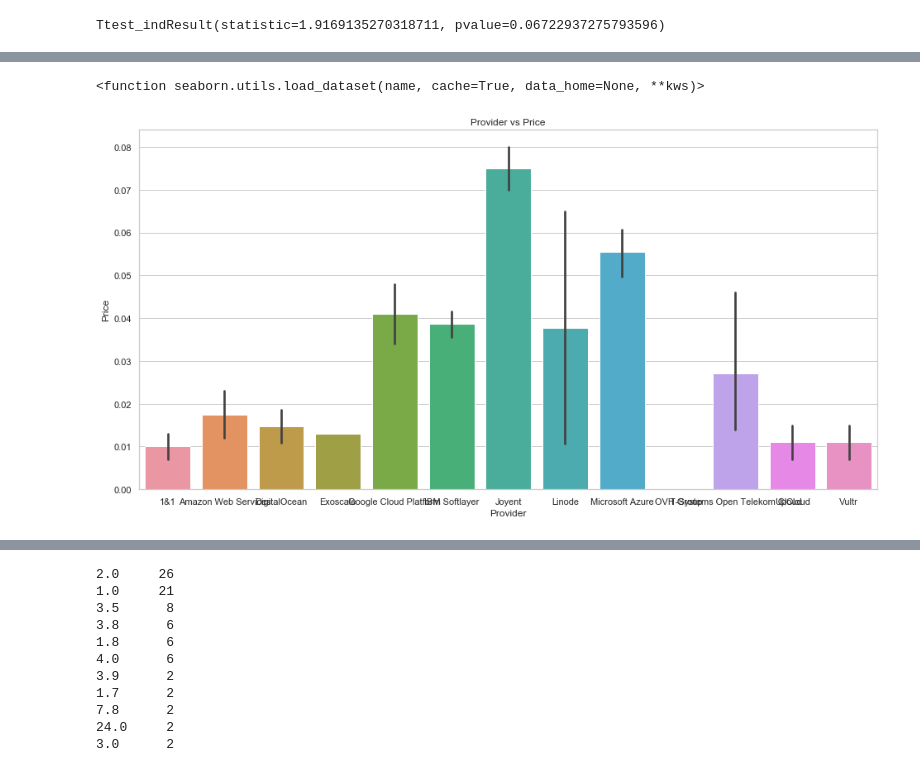
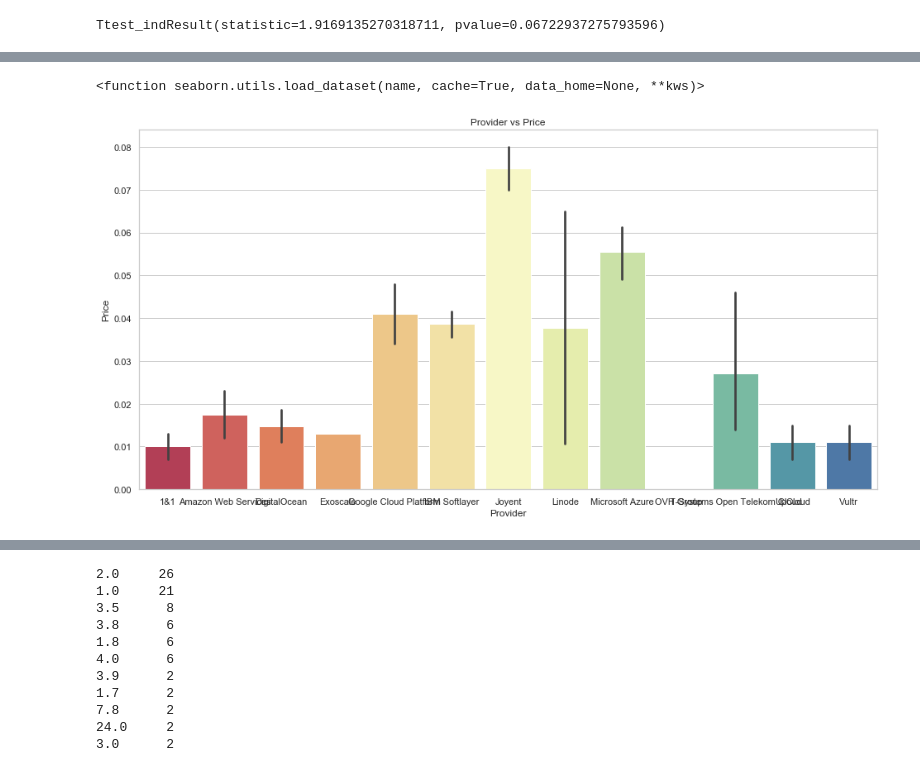
Before and after one commit to whohuhwhat/DS_MOD2_Cloud, a Jupyter notebook: Untitled.ipynb, the cells around one changed output, grey strips where cells are left out. Cells and saved outputs as stored; diff of their text form; code cells hidden in the pictures.

```diff
--- a/Untitled.ipynb
+++ b/Untitled.ipynb
@@ -462,10 +256,10 @@ sns.load_dataset
 # %%
 plt.figure(figsize = (16, 8))
 sns.set_context('poster')
 sns.set(style="whitegrid")
-ax = sns.barplot(x="Provider", y="Price", data=data)
+ax = sns.barplot(x="Provider", y="Price", data=data, palette='Spectral')
 ax.set_title("Provider vs Price")
 sns.load_dataset
 # %% [output]
 <function seaborn.utils.load_dataset(name, cache=True, data_home=None, **kws)>
-[figure, old version]
+[figure, new version]
```
Also changed, not shown: parts of 67 cells of this notebook, 1 other file.
